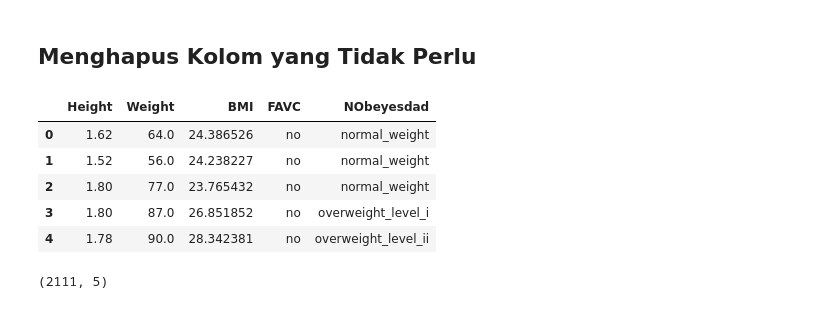
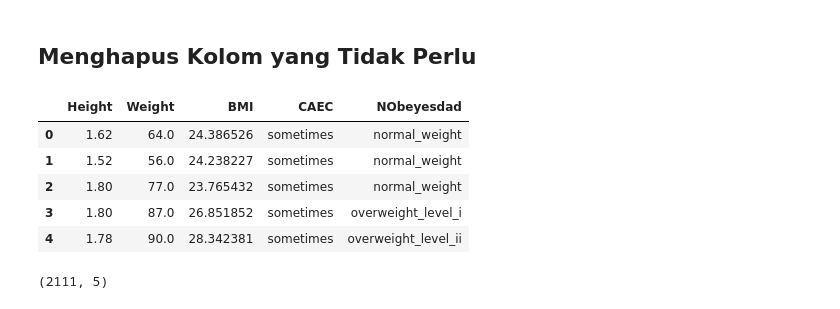
Before and after one commit to ishala/obesity-analysis-and-recommender-system, a Jupyter notebook: Submission 1/analisis.ipynb, the cells around one changed output. Drawn from its saved outputs; the diff is of its cells as text; code cells hidden in the pictures.

```diff
--- a/Submission 1/analisis.ipynb
+++ b/Submission 1/analisis.ipynb
@@ -181,16 +173,16 @@ Pada kasus dataset ini, saya hanya akan mengambil kolom yang akan digunakan pada
 ## Menghapus Kolom yang Tidak Perlu
 # %%
 # Mengambil hanya kolom yang digunakan
-obesDf = obesDf[['Height', 'Weight', 'BMI', 'FAVC', 'NObeyesdad']]
+obesDf = obesDf[['Height', 'Weight', 'BMI', 'CAEC', 'NObeyesdad']]
 
 obesDf.head()
 # %% [output]
-|  | Height | Weight | BMI | FAVC | NObeyesdad |
-| 0 | 1.62 | 64.0 | 24.386526 | no | normal_weight |
-| 1 | 1.52 | 56.0 | 24.238227 | no | normal_weight |
-| 2 | 1.80 | 77.0 | 23.765432 | no | normal_weight |
-| 3 | 1.80 | 87.0 | 26.851852 | no | overweight_level_i |
-| 4 | 1.78 | 90.0 | 28.342381 | no | overweight_level_ii |
+|  | Height | Weight | BMI | CAEC | NObeyesdad |
+| 0 | 1.62 | 64.0 | 24.386526 | sometimes | normal_weight |
+| 1 | 1.52 | 56.0 | 24.238227 | sometimes | normal_weight |
+| 2 | 1.80 | 77.0 | 23.765432 | sometimes | normal_weight |
+| 3 | 1.80 | 87.0 | 26.851852 | sometimes | overweight_level_i |
+| 4 | 1.78 | 90.0 | 28.342381 | sometimes | overweight_level_ii |
 # %%
 # Cek Shape
 obesDf.shape
```
Also changed, not shown: parts of 20 cells of this notebook.
